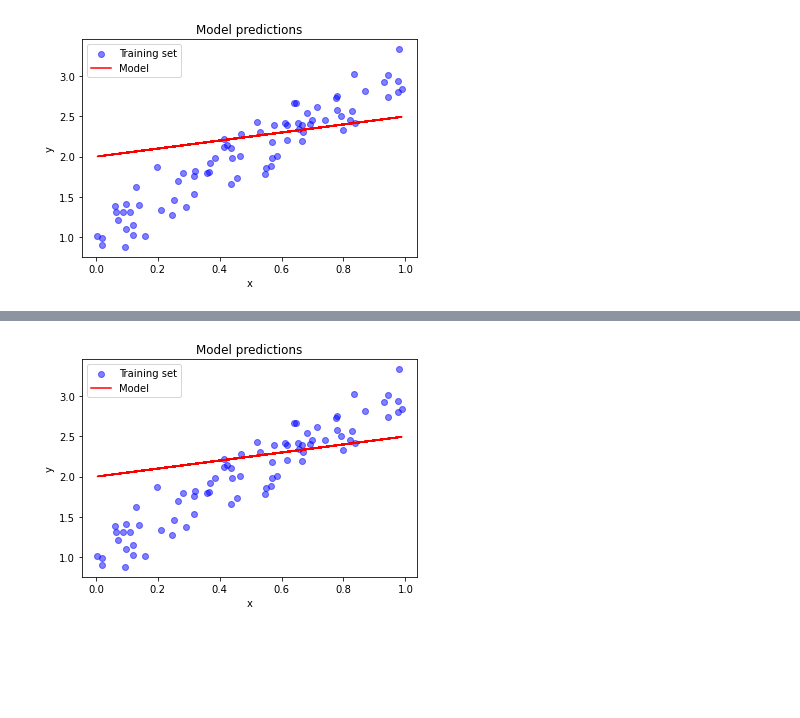
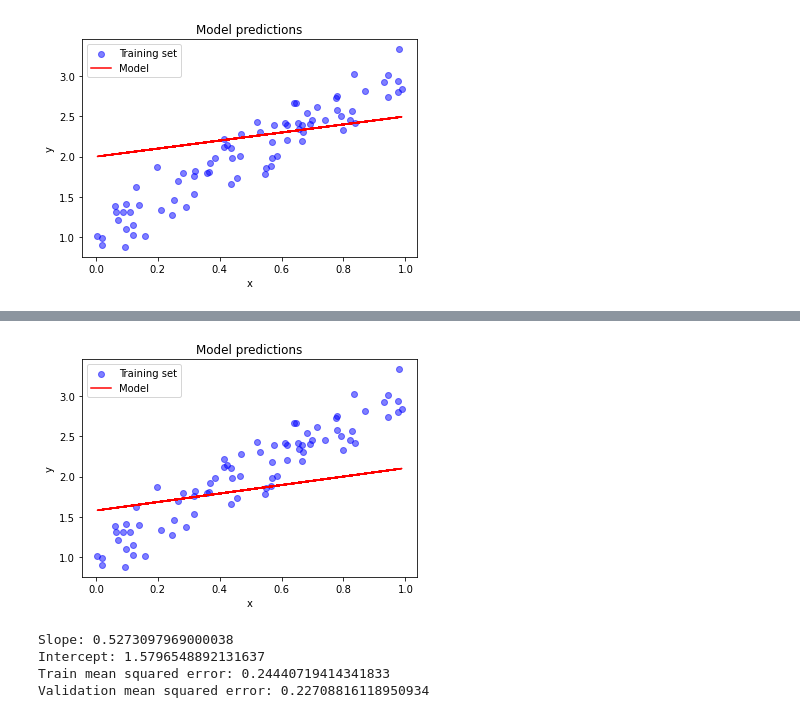
Before and after one commit to comptoolsres/brief_AI_intro, a Jupyter notebook: 01_intro.ipynb, the cells around one changed output, grey strips where cells are left out. Cells and saved outputs as stored; diff of their text form; code cells hidden in the pictures; blank space fills up the shorter version.

Commit message:
Add data and flush out notebook

```diff
--- a/01_intro.ipynb
+++ b/01_intro.ipynb
@@ -77,11 +91,11 @@ plt.show()
 # Split the data into training and test sets
 from sklearn.model_selection import train_test_split
 
-X_train, X_test, y_train, y_test = train_test_split(data['x'], data['y'], test_size=0.2, random_state=0)
+X_train, X_val, y_train, y_val = train_test_split(data['x'], data['y'], test_size=0.2, random_state=0)
 
 # Plot the training and test sets
 plt.scatter(X_train, y_train, color='blue', label='Training set', alpha=0.5)
-plt.scatter(X_test, y_test, color='orange', label='Test set', alpha=0.5)
+plt.scatter(X_val, y_val, color='orange', label='Validation set', alpha=0.5)
 plt.xlabel('x')
 plt.ylabel('y')
 plt.legend()
@@ -115,0 +136,20 @@ Mean squared error: 0.25620701380452926
+# %%
+def report_values(X_train, X_val, y_train, y_val, slope, intercept):
+    print('Slope:', slope)
+    print('Intercept:', intercept)
+
+    # Make training predictions
+    y_pred = slope * X_train + intercept
+
+    # Calculate the mean squared error
+    mse = np.mean((y_pred - y_train) ** 2)
+    print('Train mean squared error:', mse)
+
+    # Make test predictions
+    y_pred = slope * X_val + intercept
+
+    # Calculate the mean squared error
+    mse = np.mean((y_pred - y_val) ** 2)
+    print('Validation mean squared error:', mse)
+
+report_values(X_train, X_val, y_train, y_val, slope, intercept)
@@ -116,31 +173,37 @@ Mean squared error: 0.25620701380452926
 # %%
-def backward_step(X_train, y_train, slope, intercept, learning_rate):
+def backward_step(X_train, y_train, slope, intercept, learning_rate=0.1):
     # Make predictions
     y_pred = slope * X_train + intercept
 
     # Calculate the error
     error = y_train - y_pred
 
     # Calculate the slope and intercept gradients
     slope_gradient = -2 * np.mean(X_train * error)
     intercept_gradient = -2 * np.mean(error)
 
     # Update the slope and intercept
-    slope = slope - learning_rate * slope_gradient
-    intercept = intercept - learning_rate * intercept_gradient
+    slope = slope - (learning_rate * slope_gradient)
+    intercept = intercept - (learning_rate * intercept_gradient)
 
     return slope, intercept
 
-backward_step(X_train, y_train, slope, intercept, 1)
+slope, intercept = backward_step(X_train, y_train, slope, intercept, 1)
 y_pred = slope * X_train + intercept
 
 # Plot the training data and the predictions
 plt.scatter(X_train, y_train, color='blue', label='Training set', alpha=0.5)
 plt.plot(X_train, y_pred, color='red', label='Model')
 plt.xlabel('x')
 plt.ylabel('y')
 plt.legend()
 plt.title('Model predictions')
 plt.show()
+
+report_values(X_train, X_val, y_train, y_val, slope, intercept)
 # %% [output]
-[figure, old version]
+[figure, new version]
+Slope: 0.5273097969000038
+Intercept: 1.5796548892131637
+Train mean squared error: 0.24440719414341833
+Validation mean squared error: 0.22708816118950934
```
Also changed, not shown: parts of 22 cells of this notebook, 1 other file.
